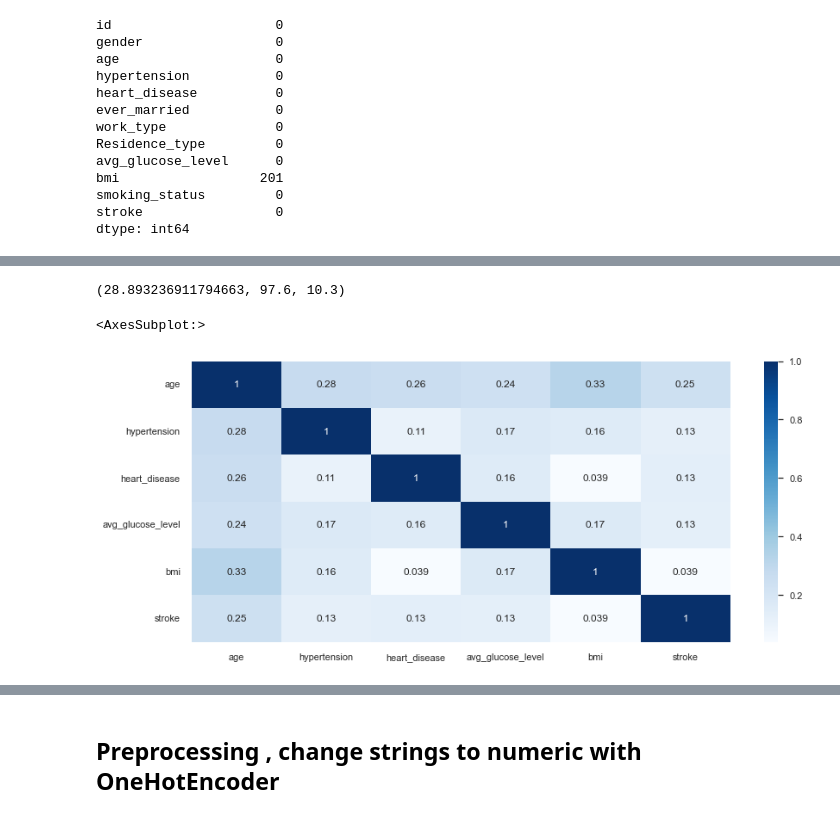
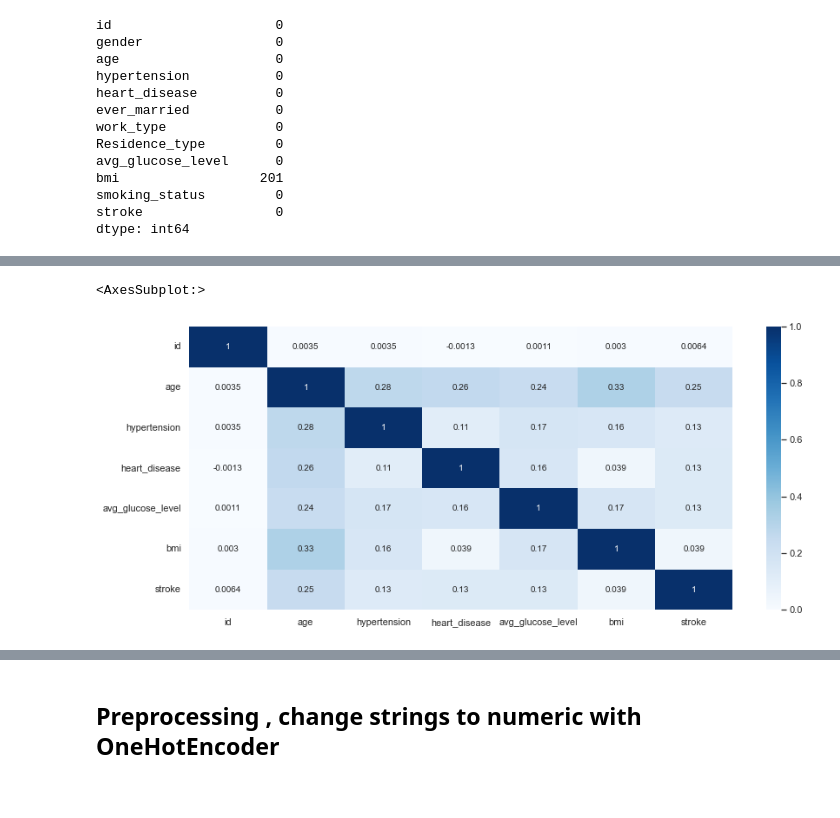
Before and after one commit to godwinnwalozie/Streamlit_apps, a Jupyter notebook: health_stroke/stroke.ipynb, the cells around one changed output, grey strips where cells are left out. Saved outputs shown, nothing was run; the diff lists cells and outputs as text; code cells hidden in the pictures.

```diff
--- a/health_stroke/stroke.ipynb
+++ b/health_stroke/stroke.ipynb
@@ -49,3 +51 @@ dtype: int64
 df.bmi.fillna(df.bmi.mean(), inplace= True)
-# %%
-df.drop("id",axis =1, inplace=True)
@@ -87,12 +58,8 @@ master_df.stroke.value_counts().plot(kind= "pie", autopct = "%.1f%%", figsize =
-# %%
-master_df.bmi.mean() , master_df.bmi.max(), master_df.bmi.min()
-# %% [output]
-(28.893236911794663, 97.6, 10.3)
 # %%
 # feature correlation
 fig,ax =plt.subplots(figsize = (14,6))
-feature_check =sns.heatmap(master_df.corr(), cmap = "Blues", annot = True)
+feature_check =sns.heatmap(df.corr(), cmap = "Blues", annot = True)
 feature_check
 # %% [output]
 <AxesSubplot:>
-[figure, old version]
+[figure, new version]
```
Also changed, not shown: parts of 26 cells of this notebook, 8 other files.
